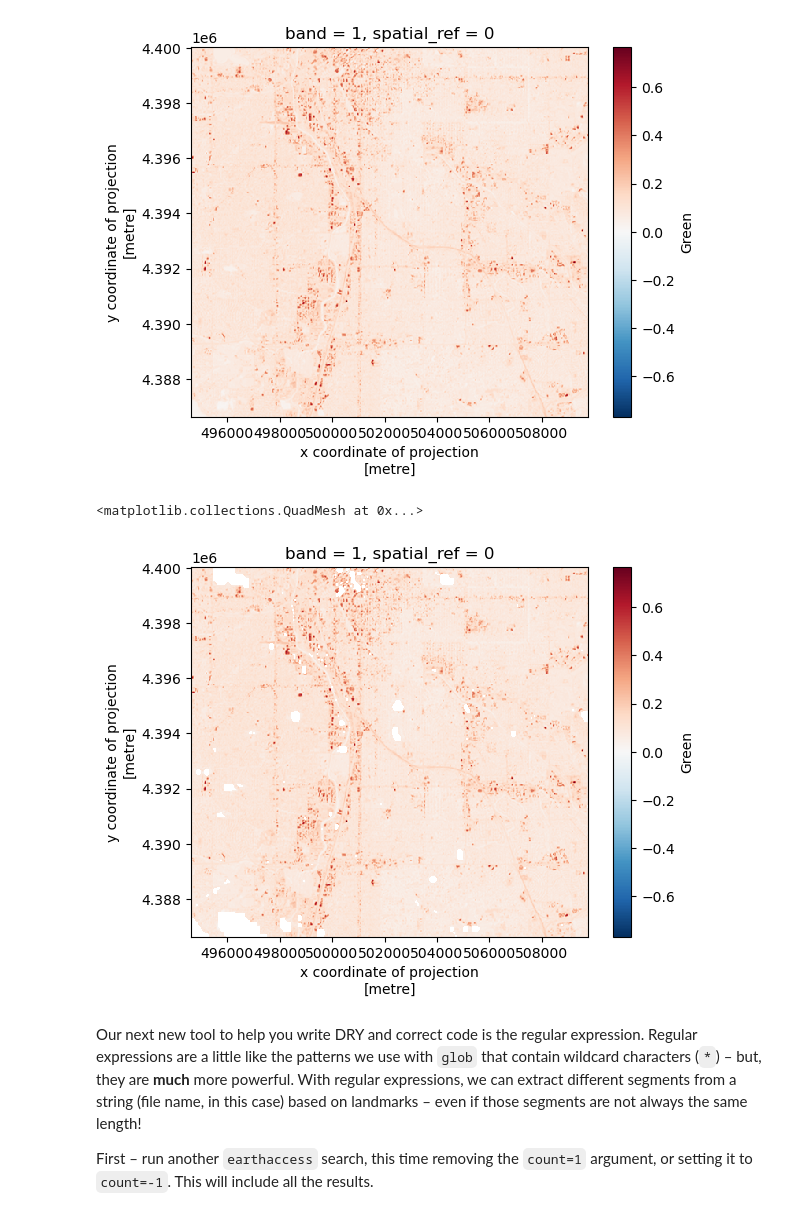
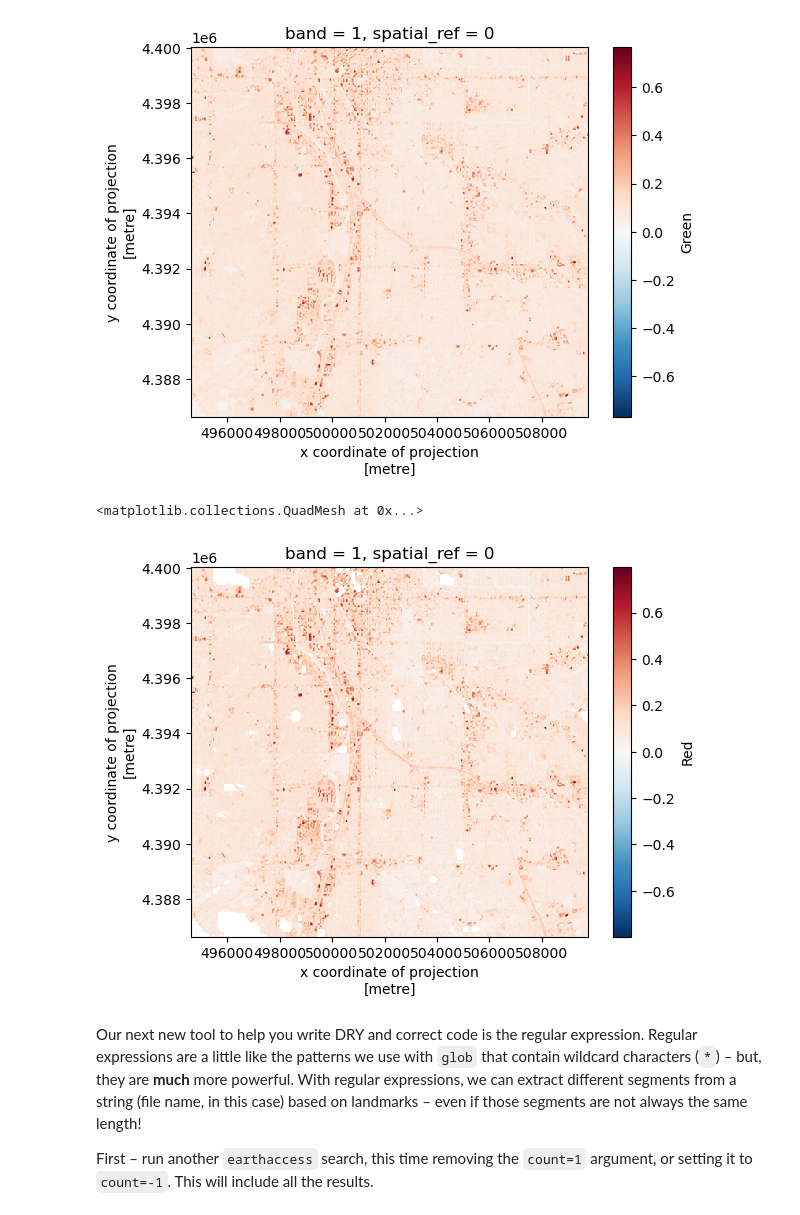
Before and after one commit to earthlab-education/fundamentals-04-redlining-gpb3037, a Jupyter notebook: notebooks/redlining-92-bulk-download.ipynb, the cells around one changed output. Cells and saved outputs as stored; diff of their text form; code cells hidden in the pictures.

```diff
--- a/notebooks/redlining-92-bulk-download.ipynb
+++ b/notebooks/redlining-92-bulk-download.ipynb
@@ -205,35 +205,35 @@ def process_cloud_mask(cloud_uri, bounds_gdf, bits_to_mask):
             bitorder='little',
             # Expand the array in a new dimension
             axis=-1)
     )
 
 
     # And add up the bits for each pixel
     cloud_mask = np.sum(
         # Select bits
         cloud_bits[:,:,bits_to_mask],
         # Sum along the bit axis
         axis=-1
     )
 
     # Mask the pixel if the sum is greater than 0
     # (If any of the bits are True)
     cloud_mask = cloud_mask == 0
 
     return cloud_mask
 
 # # Select only the bits we want to mask
 #   bits_to_mask = [
 #         1, # Cloud
 #         2, # Adjacent to cloud
 #         3, # Cloud shadow
 #         5] # Water
-blue_da = process_image(denver_file_data[8], denver_redlining_gdf)
+blue_da = process_image(denver_file_data[1], denver_redlining_gdf) #1 is blue band in this set
 denver_cloud_mask = process_cloud_mask(denver_file_data[-1],denver_redlining_gdf,[1,2,3,5])
 blue_da.where(denver_cloud_mask).plot()
 # %% [output]
 <matplotlib.collections.QuadMesh at 0x...>
-[figure, old version]
+[figure, new version]
 # %% [markdown]
 Our next new tool to help you write DRY and correct code is the regular
 expression. Regular expressions are a little like the patterns we use
```
Also changed, not shown: parts of 5 cells of this notebook.
